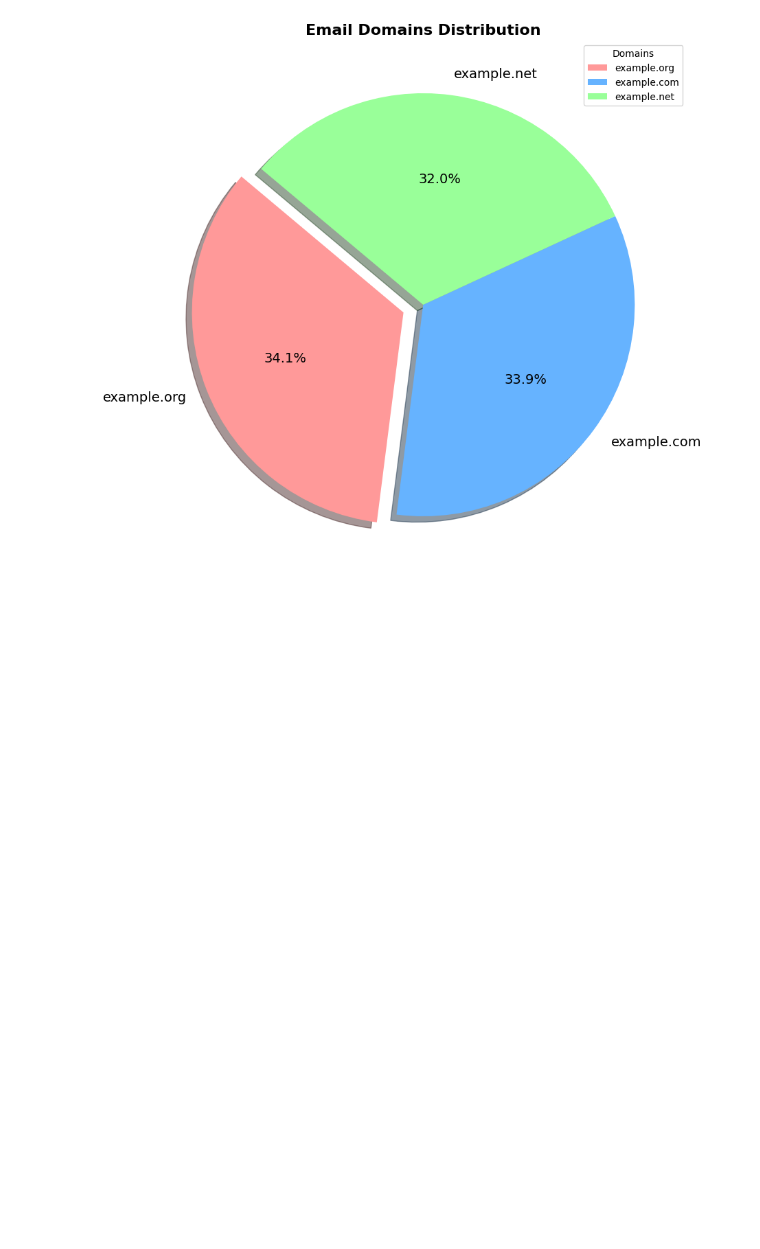
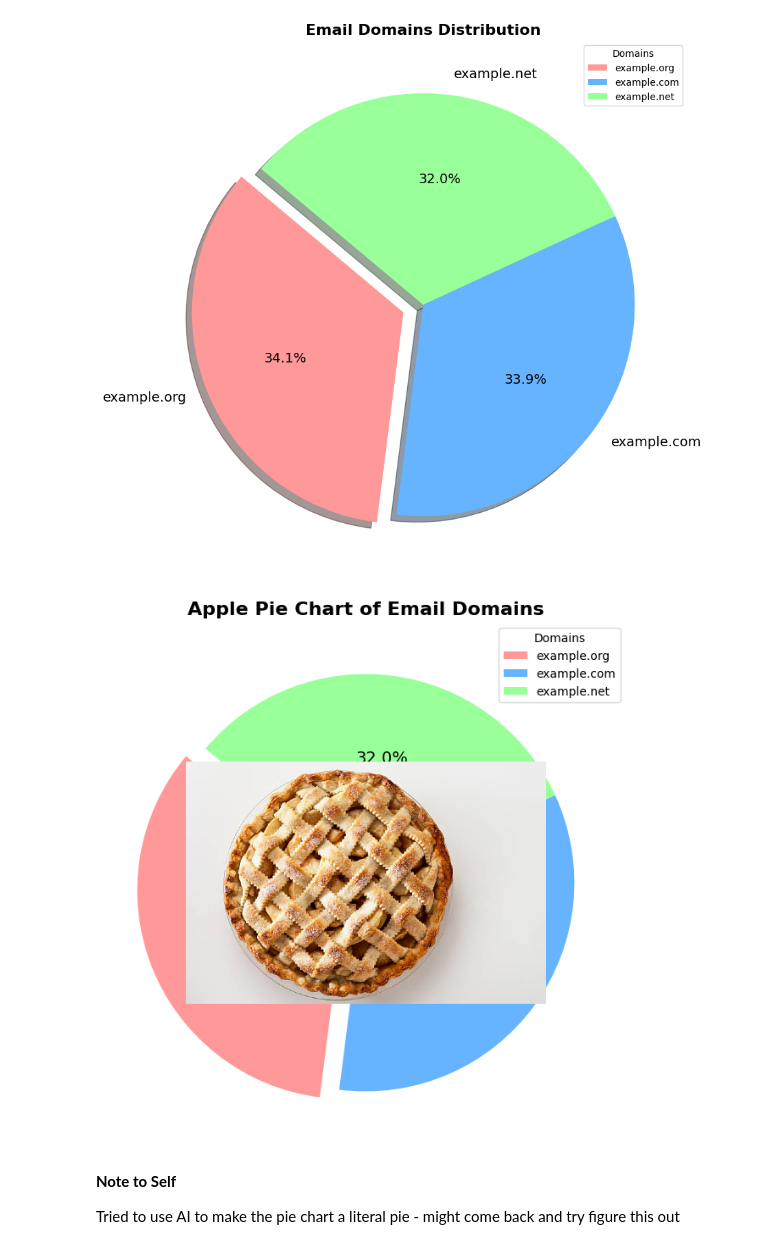
Before and after one commit to PectenMaximus/PFDA_2025, a Jupyter notebook: Assignments/Assignment_03_Pie.ipynb, the cells around one changed output. Saved outputs shown, nothing was run; the diff lists cells and outputs as text; code cells hidden in the pictures; blank space fills up the shorter version.

Commit message:
Try to make it a Literal Pie

```diff
--- a/Assignments/Assignment_03_Pie.ipynb
+++ b/Assignments/Assignment_03_Pie.ipynb
@@ -169,3 +163,38 @@ plt.legend(labels=domain_counts.index, loc="upper right", fontsize=10, title="Do
 plt.show()
 # %% [output]
 [figure]
+# %%
+from matplotlib.offsetbox import OffsetImage, AnnotationBbox
+from PIL import Image
+import matplotlib.pyplot as plt
+
+# Load an apple pie image
+apple_pie_image = Image.open("pie.jpg")
+
+# Create a pie chart
+fig, ax = plt.subplots(figsize=(8, 8))
+wedges, texts, autotexts = ax.pie(
+    domain_counts,
+    autopct='%1.1f%%',
+    startangle=140,
+    explode=explode,
+    colors=colors,
+    textprops={'fontsize': 14, 'color': 'black'}
+)
+
+# Add the apple pie image to the center of the pie chart
+imagebox = OffsetImage(apple_pie_image, zoom=0.5)
+ab = AnnotationBbox(imagebox, (0, 0), frameon=False)
+ax.add_artist(ab)
+
+# Customize the chart
+plt.title('Apple Pie Chart of Email Domains', fontsize=16, fontweight='bold')
+plt.ylabel('')  # Remove the default y-axis label
+plt.legend(labels=domain_counts.index, loc="upper right", fontsize=10, title="Domains")
+plt.show()
+# %% [output]
+[figure, added]
+# %% [markdown]
+**Note to Self**
+
+Tried to use AI to make the pie chart a literal pie - might come back and try figure this out
```
Also changed, not shown: parts of 4 cells of this notebook, 1 other file.
